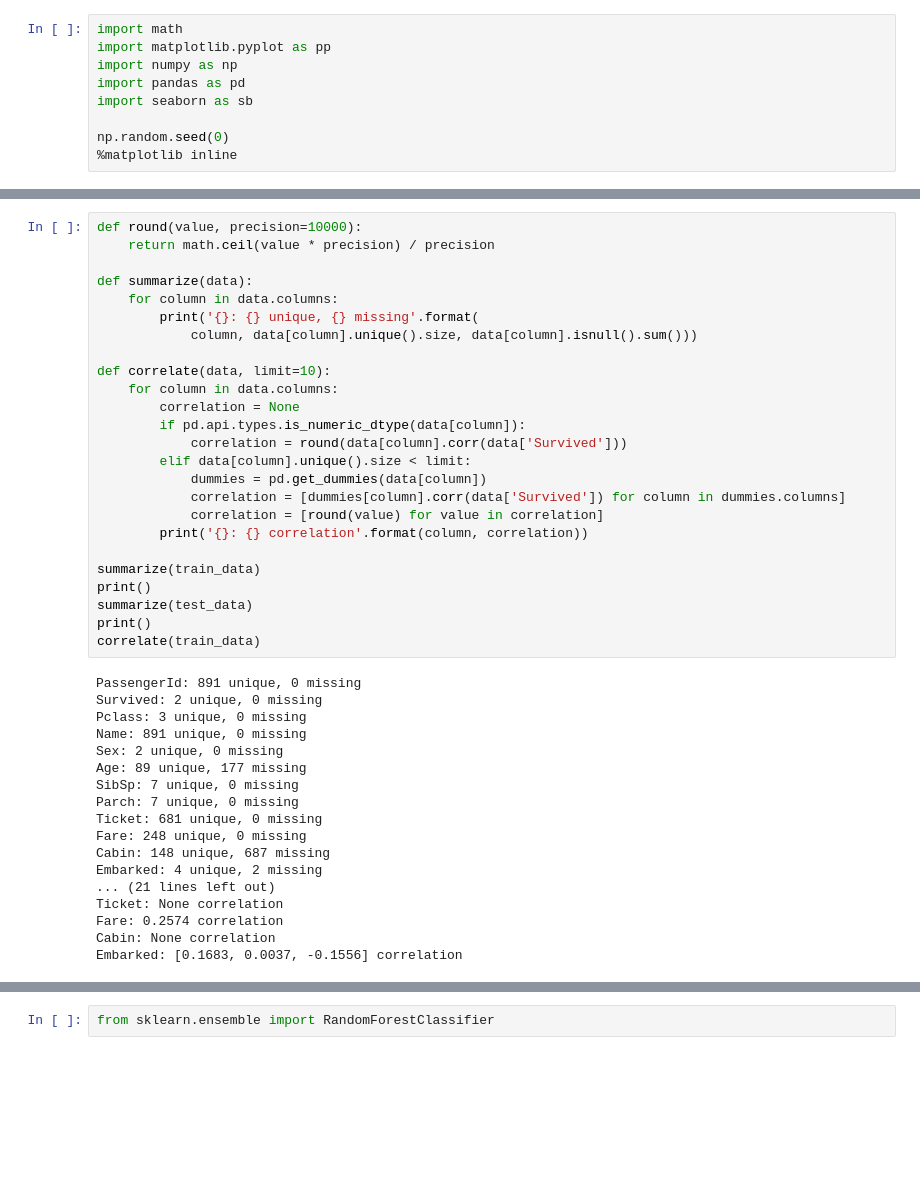
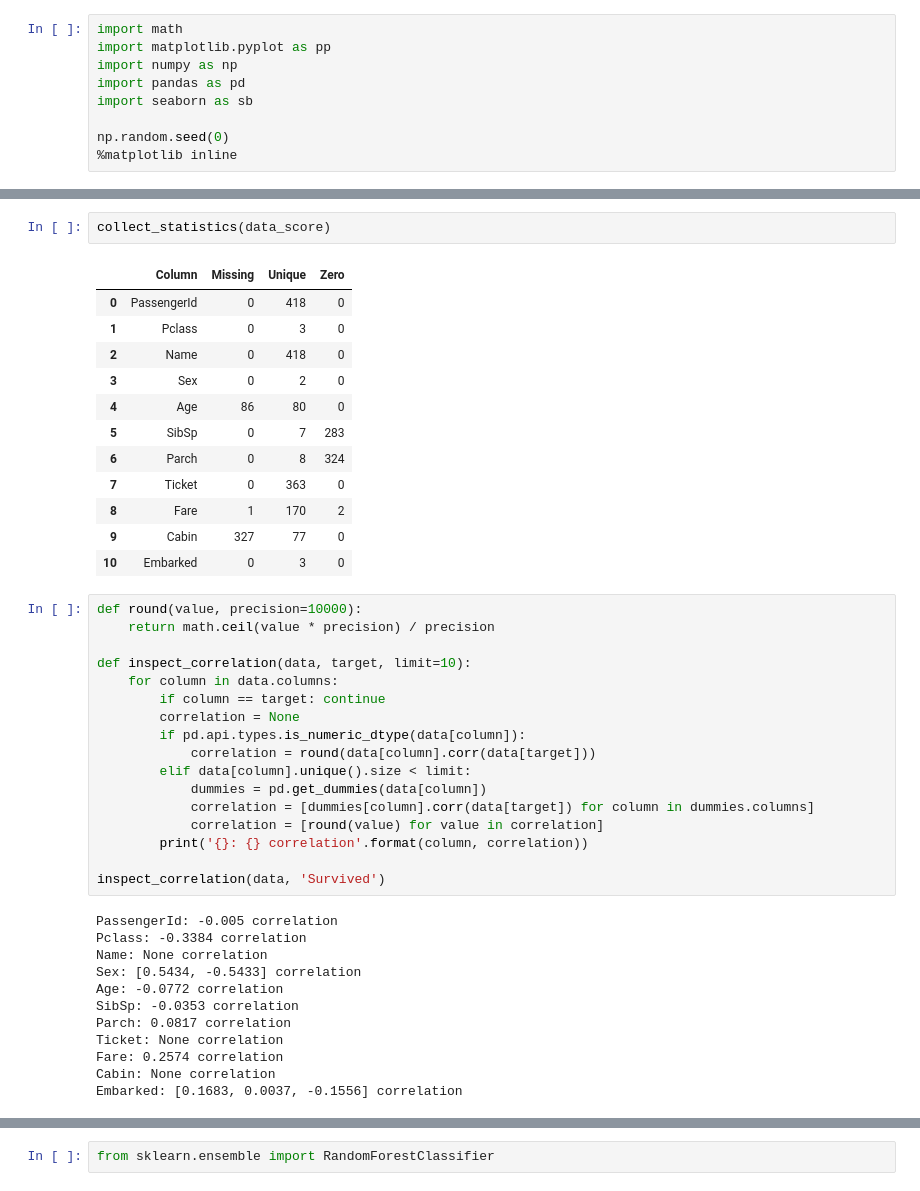
Before and after one commit to IvanUkhov/data-science, a Jupyter notebook: problem/Titanic/Solution.ipynb, the cells around one changed output, grey strips where cells are left out. Drawn from its saved outputs; the diff is of its cells as text; blank space fills up the shorter version.

```diff
--- a/problem/Titanic/Solution.ipynb
+++ b/problem/Titanic/Solution.ipynb
@@ -29,42 +101,43 @@ Data points: 418
+# %%
+collect_statistics(data_score)
+# %% [output]
+|  | Column | Missing | Unique | Zero |
+| 0 | PassengerId | 0 | 418 | 0 |
+| 1 | Pclass | 0 | 3 | 0 |
+| 2 | Name | 0 | 418 | 0 |
+| 3 | Sex | 0 | 2 | 0 |
+| 4 | Age | 86 | 80 | 0 |
+| 5 | SibSp | 0 | 7 | 283 |
+| 6 | Parch | 0 | 8 | 324 |
+| 7 | Ticket | 0 | 363 | 0 |
+| 8 | Fare | 1 | 170 | 2 |
+| 9 | Cabin | 327 | 77 | 0 |
+| 10 | Embarked | 0 | 3 | 0 |
 # %%
 def round(value, precision=10000):
     return math.ceil(value * precision) / precision
 
-def summarize(data):
+def inspect_correlation(data, target, limit=10):
     for column in data.columns:
-        print('{}: {} unique, {} missing'.format(
-            column, data[column].unique().size, data[column].isnull().sum()))
-
-def correlate(data, limit=10):
-    for column in data.columns:
+        if column == target: continue
         correlation = None
         if pd.api.types.is_numeric_dtype(data[column]):
-            correlation = round(data[column].corr(data['Survived']))
+            correlation = round(data[column].corr(data[target]))
         elif data[column].unique().size < limit:
             dummies = pd.get_dummies(data[column])
-            correlation = [dummies[column].corr(data['Survived']) for column in dummies.columns]
+            correlation = [dummies[column].corr(data[target]) for column in dummies.columns]
             correlation = [round(value) for value in correlation]
         print('{}: {} correlation'.format(column, correlation))
 
-summarize(train_data)
-print()
-summarize(test_data)
-print()
-correlate(train_data)
+inspect_correlation(data, 'Survived')
 # %% [output]
-PassengerId: 891 unique, 0 missing
-Survived: 2 unique, 0 missing
-Pclass: 3 unique, 0 missing
-Name: 891 unique, 0 missing
-Sex: 2 unique, 0 missing
-Age: 89 unique, 177 missing
-SibSp: 7 unique, 0 missing
-Parch: 7 unique, 0 missing
-Ticket: 681 unique, 0 missing
-Fare: 248 unique, 0 missing
-Cabin: 148 unique, 687 missing
-Embarked: 4 unique, 2 missing
-... (21 lines left out)
+PassengerId: -0.005 correlation
+Pclass: -0.3384 correlation
+Name: None correlation
+Sex: [0.5434, -0.5433] correlation
+Age: -0.0772 correlation
+SibSp: -0.0353 correlation
+Parch: 0.0817 correlation
 Ticket: None correlation
 Fare: 0.2574 correlation
 Cabin: None correlation
```
Also changed, not shown: parts of 12 cells of this notebook, 2 other files.
